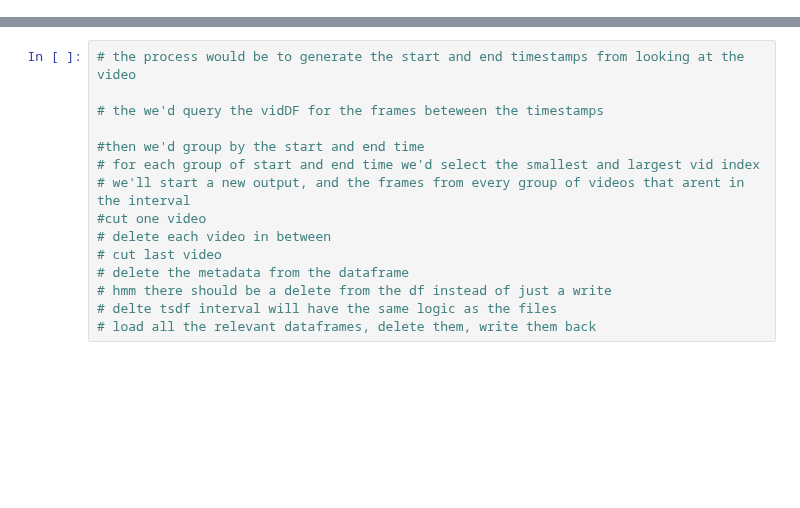
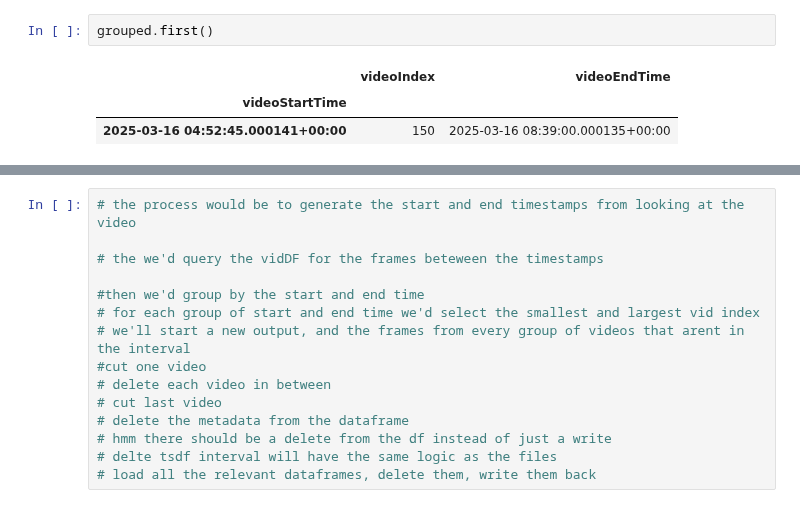
Before and after one commit to AbhikChowdhury6/dataImport, a Jupyter notebook: homeVideo/testDeleteInterval.ipynb, the cells around one changed output, grey strips where cells are left out. Saved outputs shown, nothing was run; the diff lists cells and outputs as text; blank space fills up the shorter version.

```diff
--- a/homeVideo/testDeleteInterval.ipynb
+++ b/homeVideo/testDeleteInterval.ipynb
@@ -31,0 +69,6 @@ fitbitDf = readWorkingTSDF(fitbitDeviceDescriptor)
+# %%
+grouped.first()
+# %% [output]
+|  | videoIndex | videoEndTime |
+| videoStartTime |  |  |
+| 2025-03-16 04:52:45.000141+00:00 | 150 | 2025-03-16 08:39:00.000135+00:00 |
```
Also changed, not shown: parts of 33 cells of this notebook, 6 other files.
